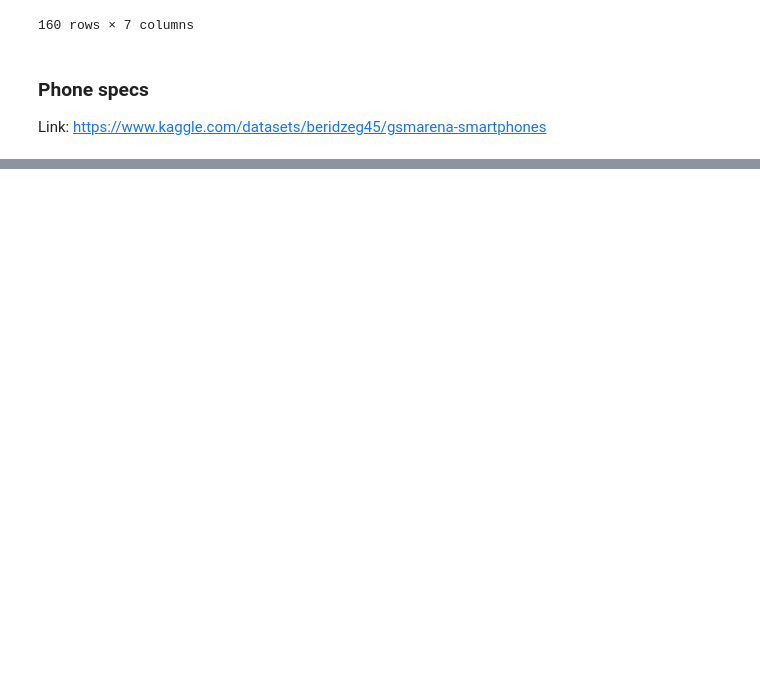
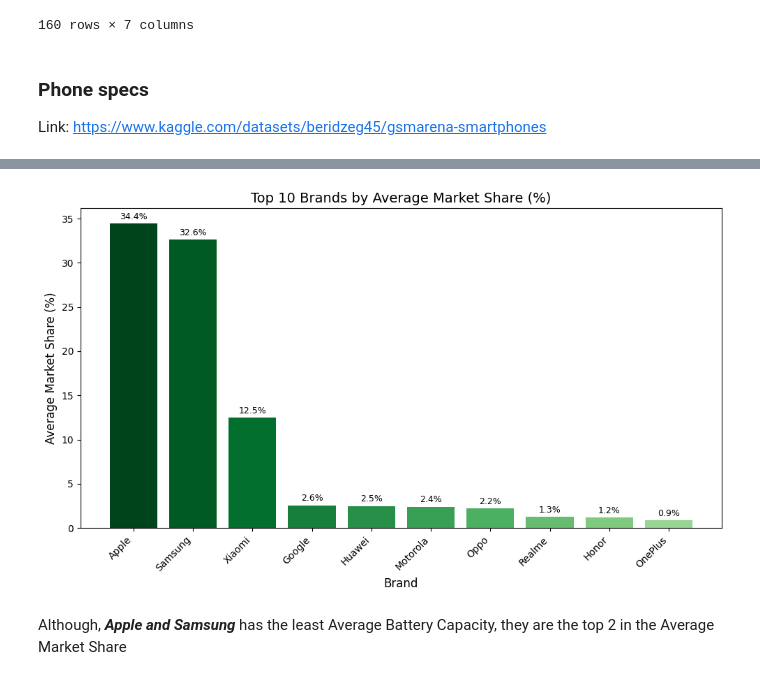
Before and after one commit to nazmilash/Business-Idea-Saturn-PowerGo-Berlin, a Jupyter notebook: Saturn Power.ipynb, the cells around one changed output, grey strips where cells are left out. Drawn from its saved outputs; the diff is of its cells as text; code cells hidden in the pictures; blank space fills up the shorter version.

```diff
--- a/Saturn Power.ipynb
+++ b/Saturn Power.ipynb
@@ -211,0 +861,3 @@ https://about.visitberlin.de/en/materialien/toolkit/tourism-stats
+# %%
+units_sold_dataframe = pd.read_csv("/content/drive/MyDrive/Colab Notebooks/Group Project/units_sold_eu_cleaned.csv")
+units_sold_dataframe.head()
@@ -211,0 +872,4 @@ https://about.visitberlin.de/en/materialien/toolkit/tourism-stats
+# %%
+brand_market_share = units_sold_dataframe.iloc[:, 2:].mean()
+brand_market_share = brand_market_share.drop("Unknown")
+brand_market_share
@@ -211,0 +895,28 @@ https://about.visitberlin.de/en/materialien/toolkit/tourism-stats
+# %%
+# creating bar plot of brands' market share
+brand_market_share = brand_market_share.sort_values(ascending=False)
+import matplotlib.pyplot as plt
+top_20_brands = brand_market_share.sort_values(ascending=False).head(10)
+
+colors = plt.cm.Greens(np.linspace(1, 0.4, len(top_20_brands)))
+
+# Create bar chart
+plt.figure(figsize=(10, 6))
+bars = plt.bar(top_20_brands.index, top_20_brands.values, color=colors)
+
+# Add title and labels
+plt.title("Top 10 Brands by Average Market Share (%)", fontsize=14)
+plt.xlabel("Brand", fontsize=12)
+plt.ylabel("Average Market Share (%)", fontsize=12)
+plt.xticks(rotation=45, ha='right')
+
+# Add value labels on top of bars
+for i, v in enumerate(top_20_brands.values):
+    plt.text(i, v + 0.5, f"{v:.1f}%", ha='center', fontsize=9)
+
+plt.tight_layout()
+plt.show()
+# %% [output]
+[figure, added]
+# %% [markdown]
+Although, ***Apple and Samsung*** has the least Average Battery Capacity, they are the top 2 in the Average Market Share
```
Also changed, not shown: parts of 93 cells of this notebook.
